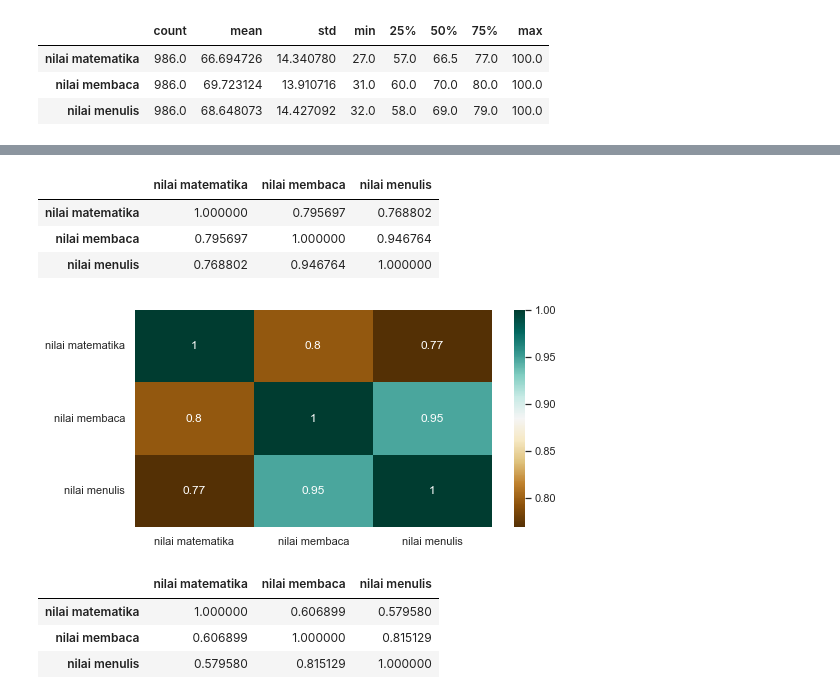
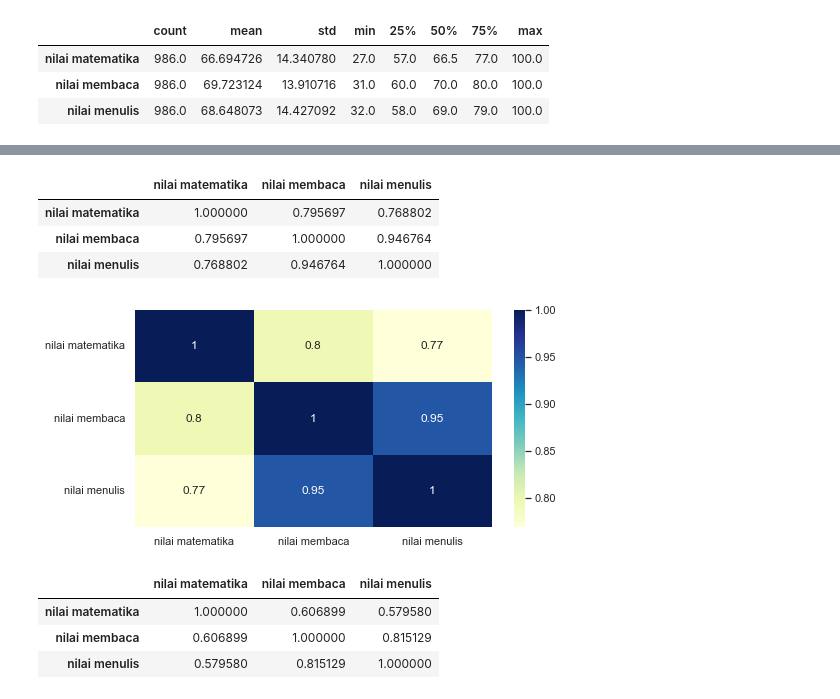
Before and after one commit to AlanFirdaus13/Implementation-student-performance-with-linear-regression-algorithm, a Jupyter notebook: implementation student performance with linear regression algorithm python .ipynb, the cells around one changed output, grey strips where cells are left out. Drawn from its saved outputs; the diff is of its cells as text; code cells hidden in the pictures.

```diff
--- a/implementation student performance with linear regression algorithm python .ipynb
+++ b/implementation student performance with linear regression algorithm python .ipynb
@@ -847,14 +908,14 @@ sns.jointplot(data=data_siswa, x='nilai membaca', y='nilai menulis', kind='reg')
 # %%
 plt.figure(figsize=(8, 4))
 data = data_siswa.corr("spearman")
-sns.heatmap(data, cmap="BrBG", annot=True)
+sns.heatmap(data, cmap="YlGnBu", annot=True)
 data
 # %% [output]
 |  | nilai matematika | nilai membaca | nilai menulis |
 | nilai matematika | 1.000000 | 0.795697 | 0.768802 |
 | nilai membaca | 0.795697 | 1.000000 | 0.946764 |
 | nilai menulis | 0.768802 | 0.946764 | 1.000000 |
-[figure, old version]
+[figure, new version]
 # %%
 plt.figure(figsize=(8, 4))
 data = data_siswa.corr("kendall")
```
Also changed, not shown: parts of 41 cells of this notebook.
